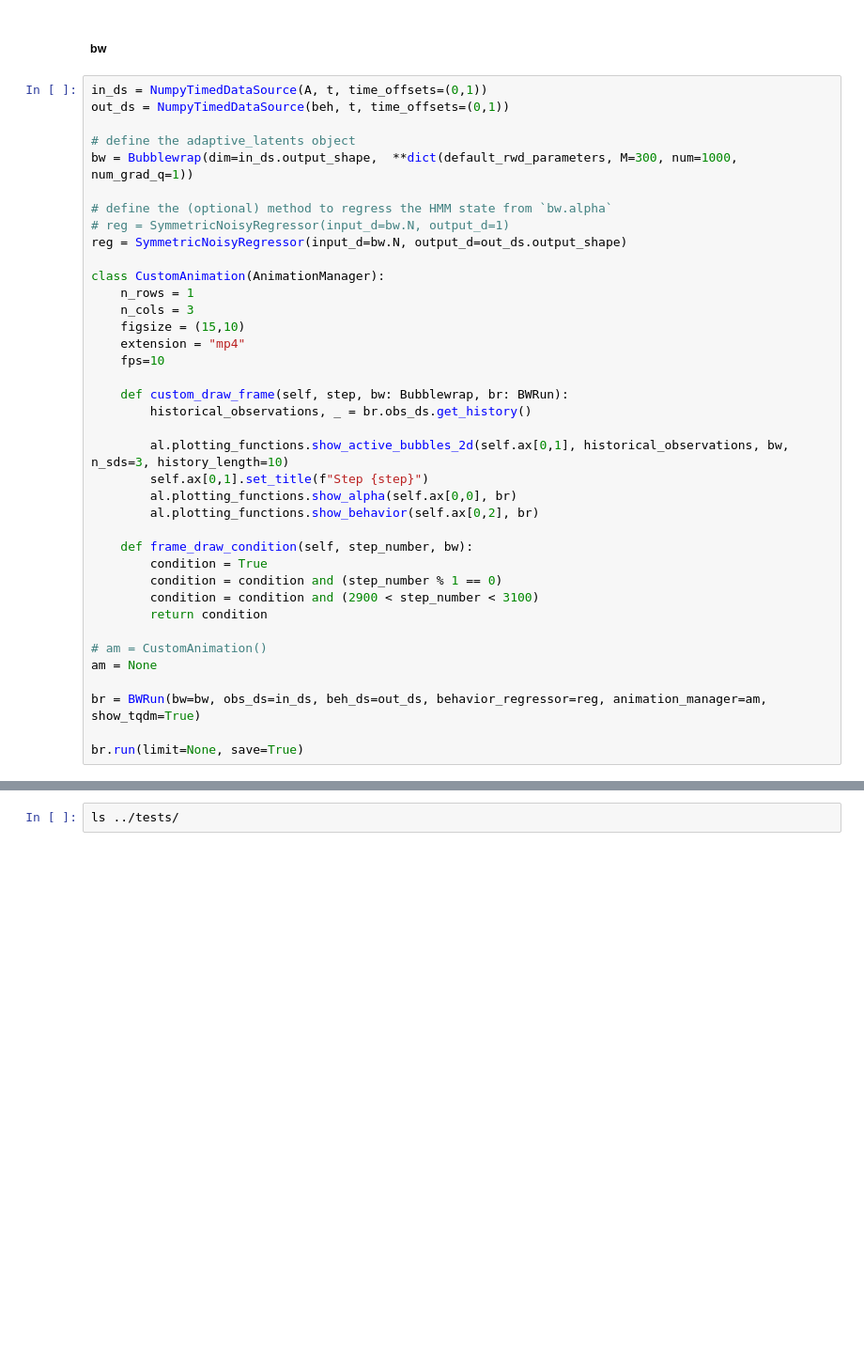
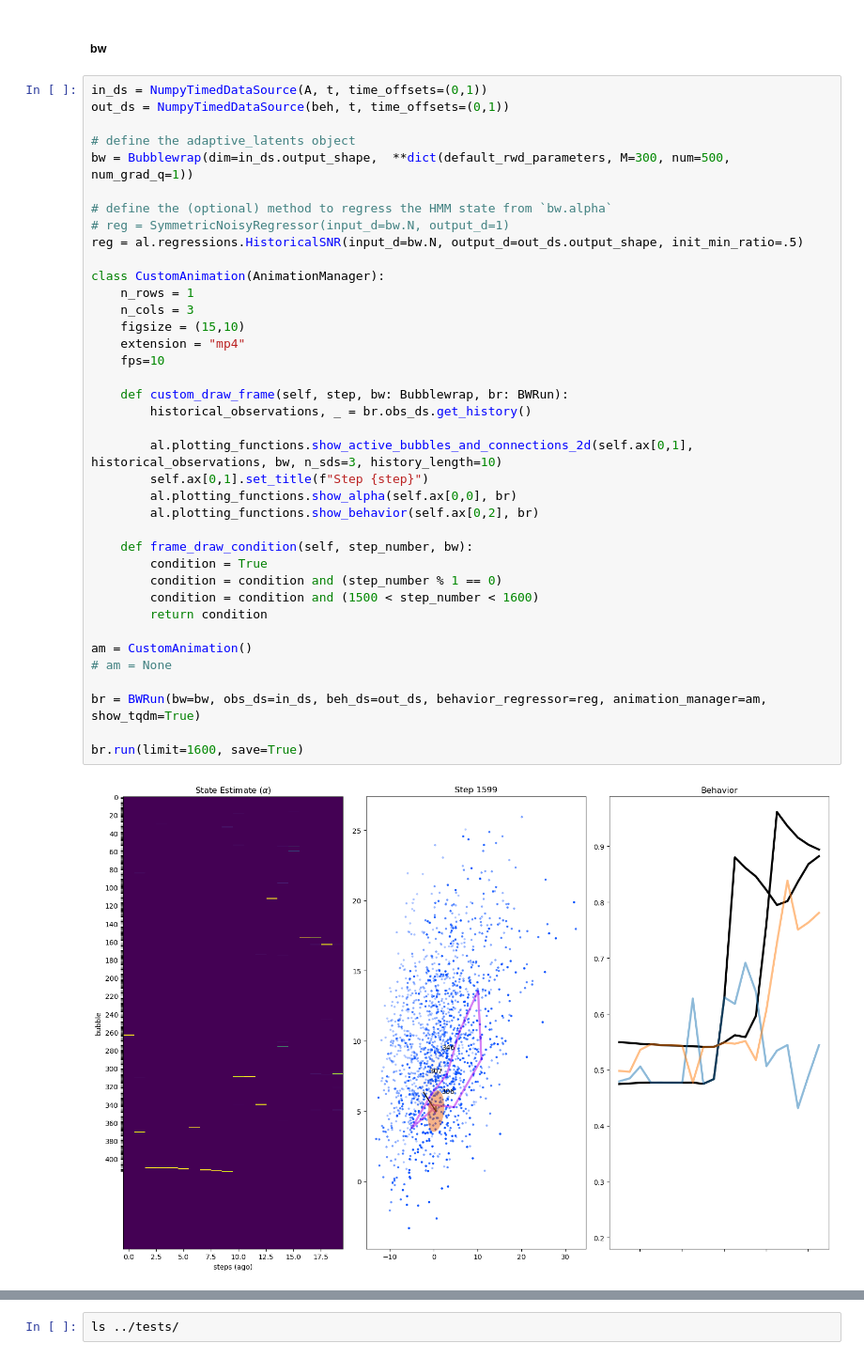
Before and after one commit to draeloslab/AdaptiveLatents, a Jupyter notebook: scripts/visualization_maker.ipynb, the cells around one changed output, grey strips where cells are left out. Shown at 94% size. Saved outputs shown, nothing was run; the diff lists cells and outputs as text; blank space fills up the shorter version.

```diff
--- a/scripts/visualization_maker.ipynb
+++ b/scripts/visualization_maker.ipynb
@@ -129,38 +129,40 @@ axs[2,1].set_xlabel("time (s)");
 in_ds = NumpyTimedDataSource(A, t, time_offsets=(0,1))
 out_ds = NumpyTimedDataSource(beh, t, time_offsets=(0,1))
 
 # define the adaptive_latents object
-bw = Bubblewrap(dim=in_ds.output_shape,  **dict(default_rwd_parameters, M=300, num=1000, num_grad_q=1))
+bw = Bubblewrap(dim=in_ds.output_shape,  **dict(default_rwd_parameters, M=300, num=500, num_grad_q=1))
 
 # define the (optional) method to regress the HMM state from `bw.alpha`
 # reg = SymmetricNoisyRegressor(input_d=bw.N, output_d=1)
-reg = SymmetricNoisyRegressor(input_d=bw.N, output_d=out_ds.output_shape)
+reg = al.regressions.HistoricalSNR(input_d=bw.N, output_d=out_ds.output_shape, init_min_ratio=.5)
 
 class CustomAnimation(AnimationManager):
     n_rows = 1
     n_cols = 3
     figsize = (15,10)
     extension = "mp4"
     fps=10
 
     def custom_draw_frame(self, step, bw: Bubblewrap, br: BWRun):
         historical_observations, _ = br.obs_ds.get_history()
 
-        al.plotting_functions.show_active_bubbles_2d(self.ax[0,1], historical_observations, bw, n_sds=3, history_length=10)
+        al.plotting_functions.show_active_bubbles_and_connections_2d(self.ax[0,1], historical_observations, bw, n_sds=3, history_length=10)
         self.ax[0,1].set_title(f"Step {step}")
         al.plotting_functions.show_alpha(self.ax[0,0], br)
         al.plotting_functions.show_behavior(self.ax[0,2], br)
 
     def frame_draw_condition(self, step_number, bw):
         condition = True
         condition = condition and (step_number % 1 == 0)
-        condition = condition and (2900 < step_number < 3100)
+        condition = condition and (1500 < step_number < 1600)
         return condition
 
-# am = CustomAnimation()
-am = None
+am = CustomAnimation()
+# am = None
 
 br = BWRun(bw=bw, obs_ds=in_ds, beh_ds=out_ds, behavior_regressor=reg, animation_manager=am, show_tqdm=True)
 
-br.run(limit=None, save=True)
+br.run(limit=1600, save=True)
+# %% [output]
+[figure, added]
 # %%
```
Also changed, not shown: parts of 2 cells of this notebook, 9 other files.
